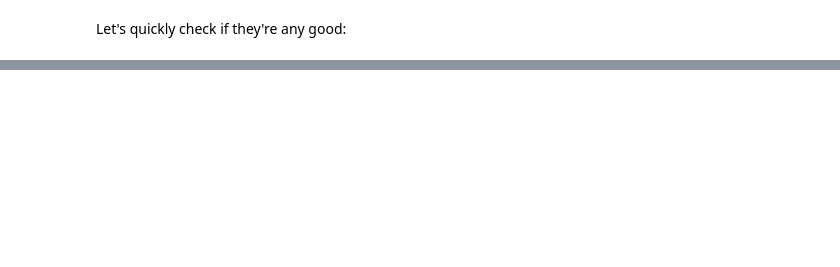
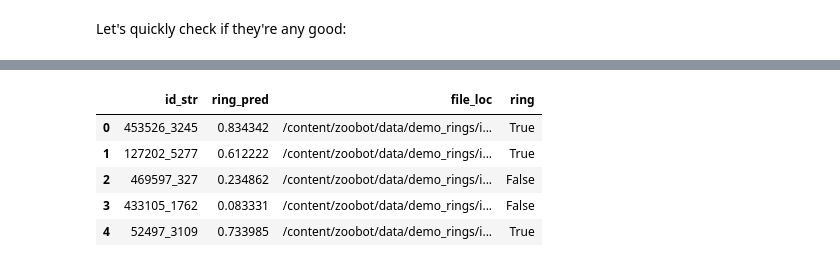
Before and after one commit to josvalen/practicetemp, a Jupyter notebook: Zoobot_Finetune_PyTorch.ipynb, the cells around one changed output, grey strips where cells are left out. Drawn from its saved outputs; the diff is of its cells as text; code cells hidden in the pictures; blank space fills up the shorter version.

```diff
--- a/Zoobot_Finetune_PyTorch.ipynb
+++ b/Zoobot_Finetune_PyTorch.ipynb
@@ -316,0 +253,11 @@ Let's quickly check if they're any good:
+# %%
+
+predictions = pd.merge(predictions, test_catalog[['id_str', 'file_loc', 'ring']])
+predictions.head()
+# %% [output]
+|  | id_str | ring_pred | file_loc | ring |
+| 0 | 453526_3245 | 0.834342 | /content/zoobot/data/demo_rings/i... | True |
+| 1 | 127202_5277 | 0.612222 | /content/zoobot/data/demo_rings/i... | True |
+| 2 | 469597_327 | 0.234862 | /content/zoobot/data/demo_rings/i... | False |
+| 3 | 433105_1762 | 0.083331 | /content/zoobot/data/demo_rings/i... | False |
+| 4 | 52497_3109 | 0.733985 | /content/zoobot/data/demo_rings/i... | True |
```
Also changed, not shown: parts of 25 cells of this notebook.
